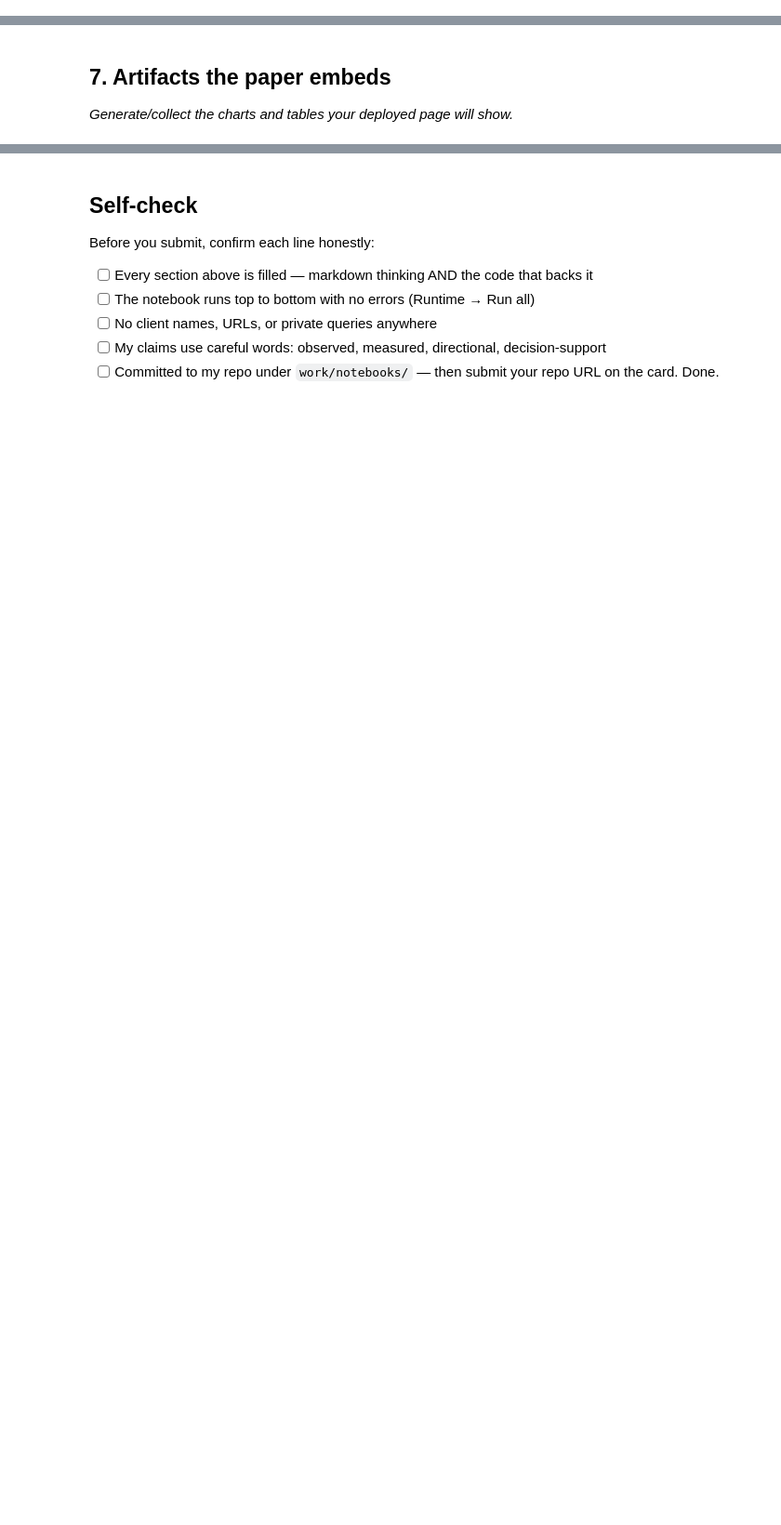
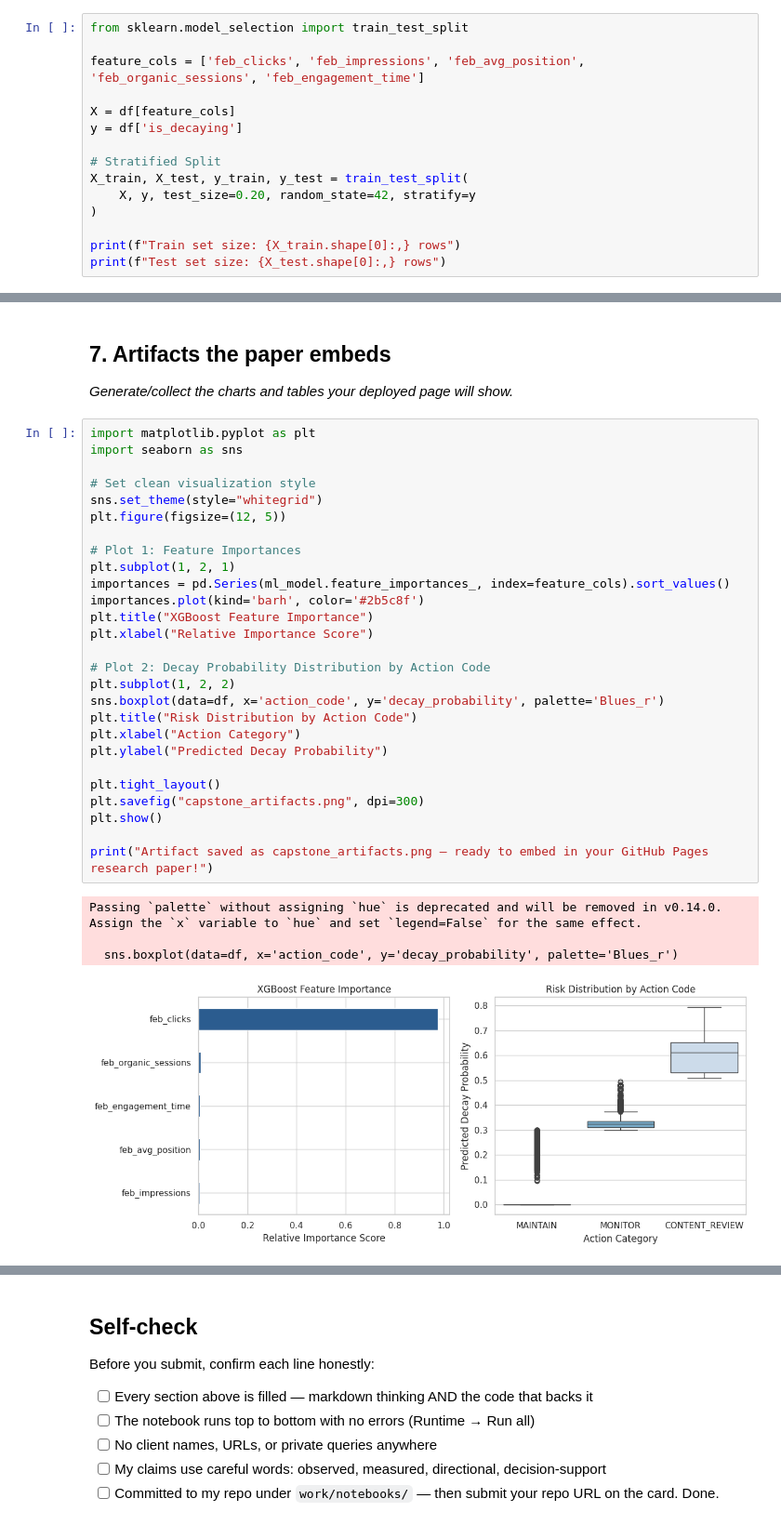
Before and after one commit to shahid-nawazai/flyrank-ml-internship-starter, a Jupyter notebook: work/notebooks/capstone.ipynb, the cells around one changed output, grey strips where cells are left out. Shown at 93% size. Saved outputs shown, nothing was run; the diff lists cells and outputs as text; blank space fills up the shorter version.

```diff
--- a/work/notebooks/capstone.ipynb
+++ b/work/notebooks/capstone.ipynb
@@ -20,0 +120,15 @@ This skeleton is yours to fill. Work the sections **in order** — each one has
+# %%
+from sklearn.model_selection import train_test_split
+
+feature_cols = ['feb_clicks', 'feb_impressions', 'feb_avg_position', 'feb_organic_sessions', 'feb_engagement_time']
+
+X = df[feature_cols]
+y = df['is_decaying']
+
+# Stratified Split
+X_train, X_test, y_train, y_test = train_test_split(
+    X, y, test_size=0.20, random_state=42, stratify=y
+)
+
+print(f"Train set size: {X_train.shape[0]:,} rows")
+print(f"Test set size: {X_test.shape[0]:,} rows")
@@ -34,3 +241,35 @@ This skeleton is yours to fill. Work the sections **in order** — each one has
 ## 7. Artifacts the paper embeds
 
 *Generate/collect the charts and tables your deployed page will show.*
+# %%
+import matplotlib.pyplot as plt
+import seaborn as sns
+
+# Set clean visualization style
+sns.set_theme(style="whitegrid")
+plt.figure(figsize=(12, 5))
+
+# Plot 1: Feature Importances
+plt.subplot(1, 2, 1)
+importances = pd.Series(ml_model.feature_importances_, index=feature_cols).sort_values()
+importances.plot(kind='barh', color='#2b5c8f')
+plt.title("XGBoost Feature Importance")
+plt.xlabel("Relative Importance Score")
+
+# Plot 2: Decay Probability Distribution by Action Code
+plt.subplot(1, 2, 2)
+sns.boxplot(data=df, x='action_code', y='decay_probability', palette='Blues_r')
+plt.title("Risk Distribution by Action Code")
+plt.xlabel("Action Category")
+plt.ylabel("Predicted Decay Probability")
+
+plt.tight_layout()
+plt.savefig("capstone_artifacts.png", dpi=300)
+plt.show()
+
+print("Artifact saved as capstone_artifacts.png — ready to embed in your GitHub Pages research paper!")
+# %% [output]
+Passing `palette` without assigning `hue` is deprecated and will be removed in v0.14.0. Assign the `x` variable to `hue` and set `legend=False` for the same effect.
+
+  sns.boxplot(data=df, x='action_code', y='decay_probability', palette='Blues_r')
+[figure, added]
```
Also changed, not shown: parts of 9 cells of this notebook.
